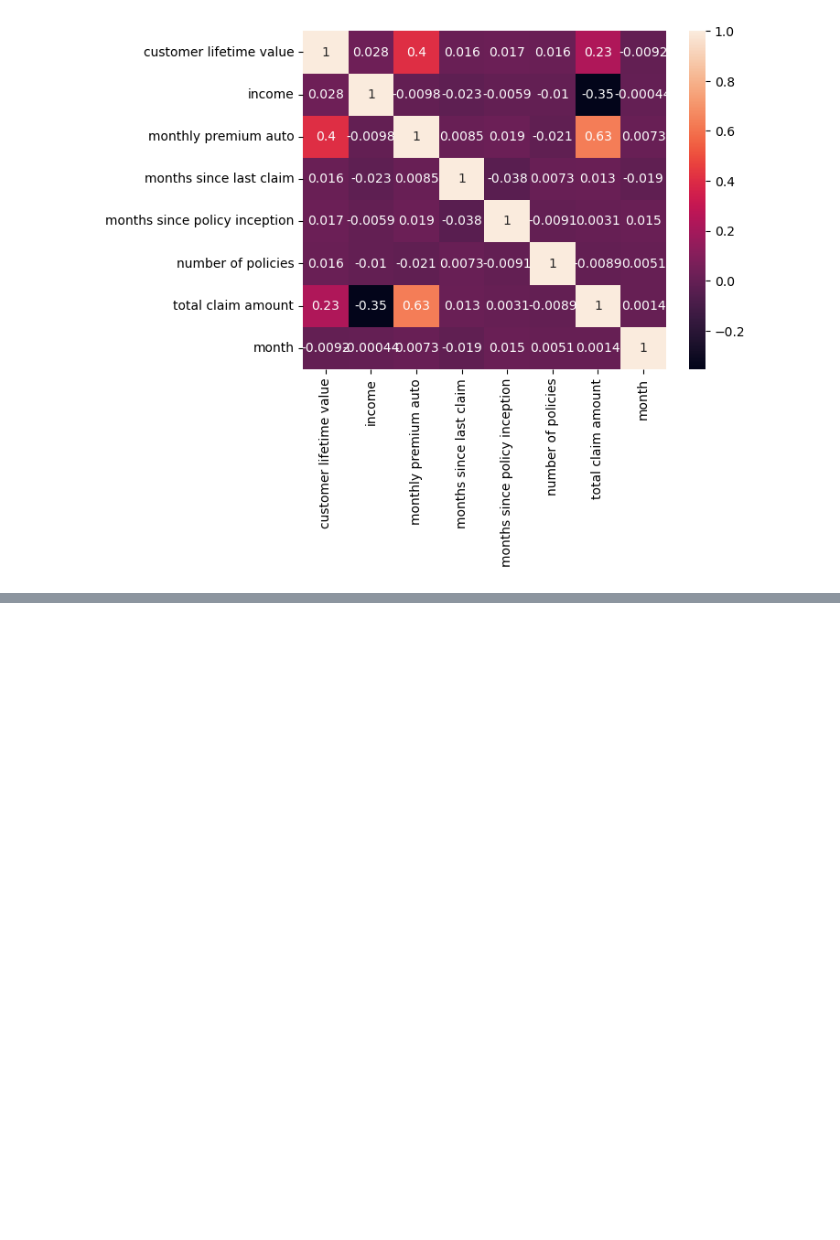
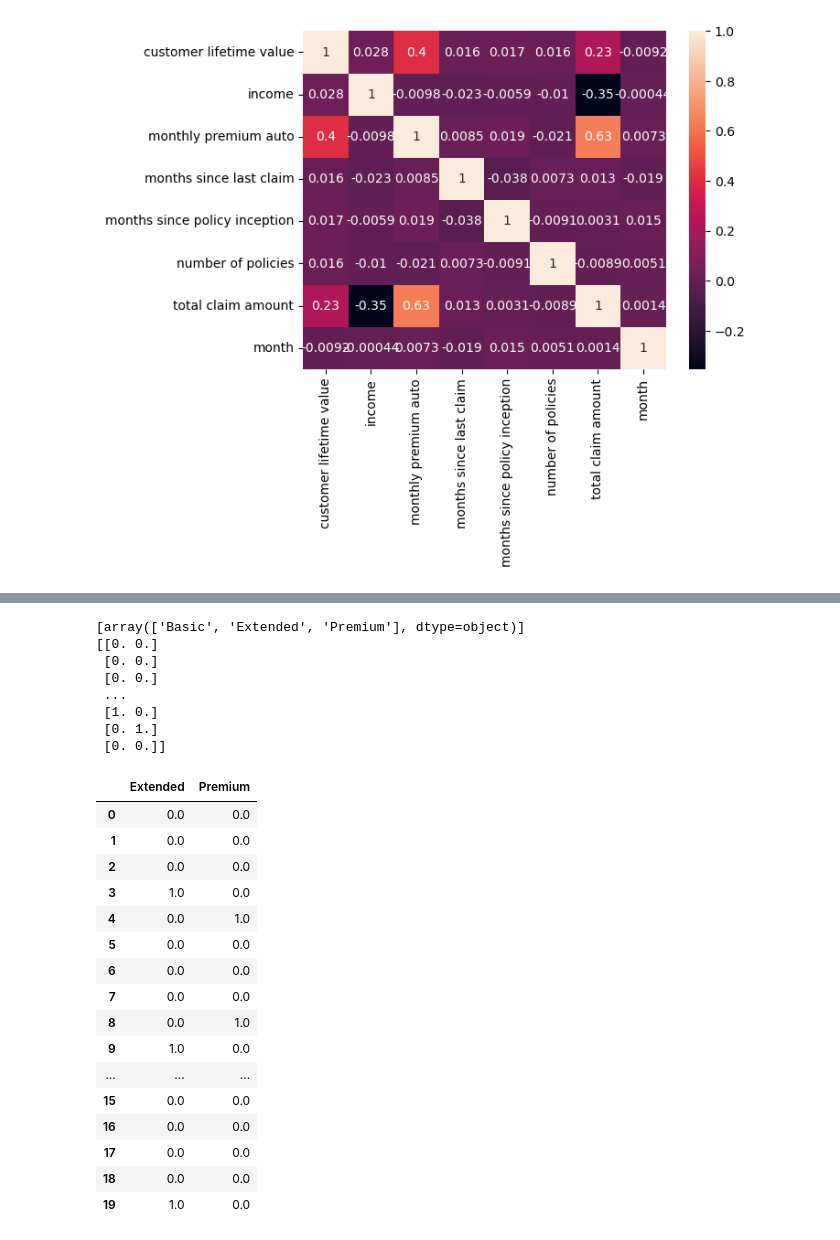
Before and after one commit to Adyto23/lab-customer-analysis-round-2, a Jupyter notebook: files_for_lab/csv_files/round2 .ipynb, the cells around one changed output, grey strips where cells are left out. Saved outputs shown, nothing was run; the diff lists cells and outputs as text; code cells hidden in the pictures; blank space fills up the shorter version.

```diff
--- a/files_for_lab/csv_files/round2 .ipynb
+++ b/files_for_lab/csv_files/round2 .ipynb
@@ -703,0 +664,5 @@ Reshape your data either using array.reshape(-1, 1) if your data has a single fe
+# %%
+df1 = pd.DataFrame(data=objektdf, columns=['coverage'])
+display(df1.value_counts())
+
+display(df1)
@@ -703,0 +695,35 @@ Reshape your data either using array.reshape(-1, 1) if your data has a single fe
+# %%
+#one hot encoding is a way to turn categorical variables into multiple numerical columns
+from sklearn.preprocessing import OneHotEncoder
+encoder = OneHotEncoder(drop='first').fit(df1)
+print(encoder.categories_)
+encoded = encoder.transform(df1).toarray()
+print(encoded)
+onehot_encoded = pd.DataFrame(encoded,columns=['Extended', 'Premium'])
+onehot_encoded.head(20)
+# %% [output]
+[array(['Basic', 'Extended', 'Premium'], dtype=object)]
+[[0. 0.]
+ [0. 0.]
+ [0. 0.]
+ ...
+ [1. 0.]
+ [0. 1.]
+ [0. 0.]]
+|  | Extended | Premium |
+| 0 | 0.0 | 0.0 |
+| 1 | 0.0 | 0.0 |
+| 2 | 0.0 | 0.0 |
+| 3 | 1.0 | 0.0 |
+| 4 | 0.0 | 1.0 |
+| 5 | 0.0 | 0.0 |
+| 6 | 0.0 | 0.0 |
+| 7 | 0.0 | 0.0 |
+| 8 | 0.0 | 1.0 |
+| 9 | 1.0 | 0.0 |
+| ... | ... | ... |
+| 15 | 0.0 | 0.0 |
+| 16 | 0.0 | 0.0 |
+| 17 | 0.0 | 0.0 |
+| 18 | 0.0 | 0.0 |
+| 19 | 1.0 | 0.0 |
```
Also changed, not shown: parts of 29 cells of this notebook.
